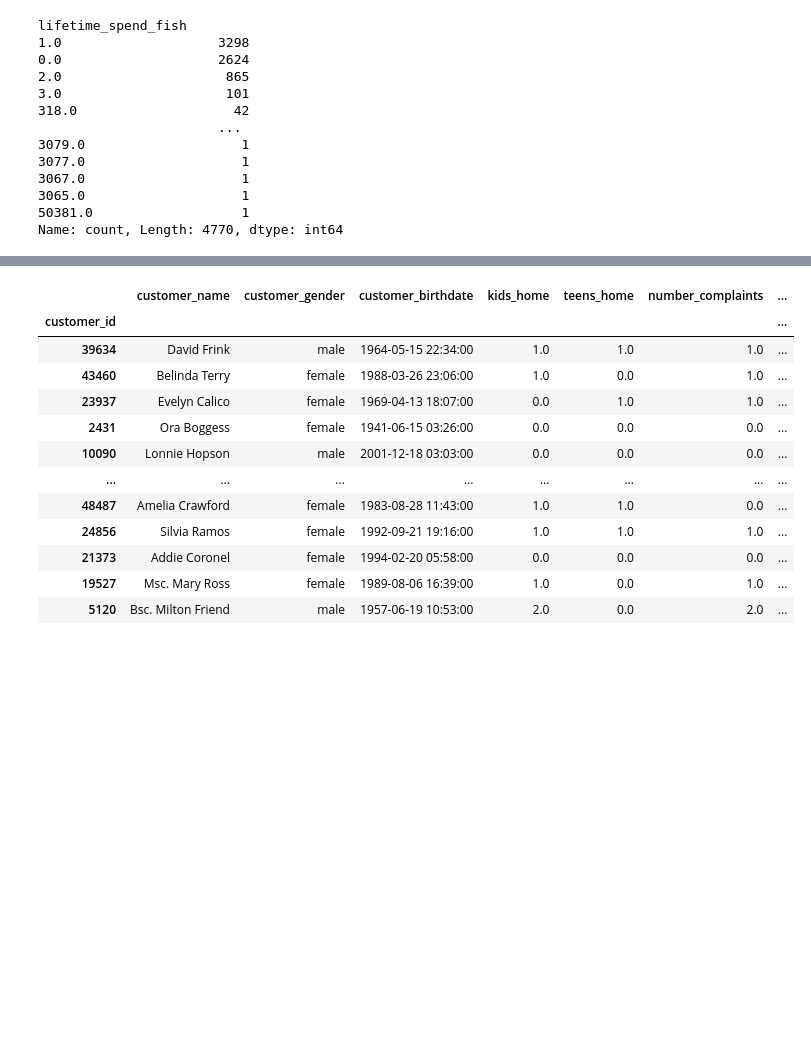
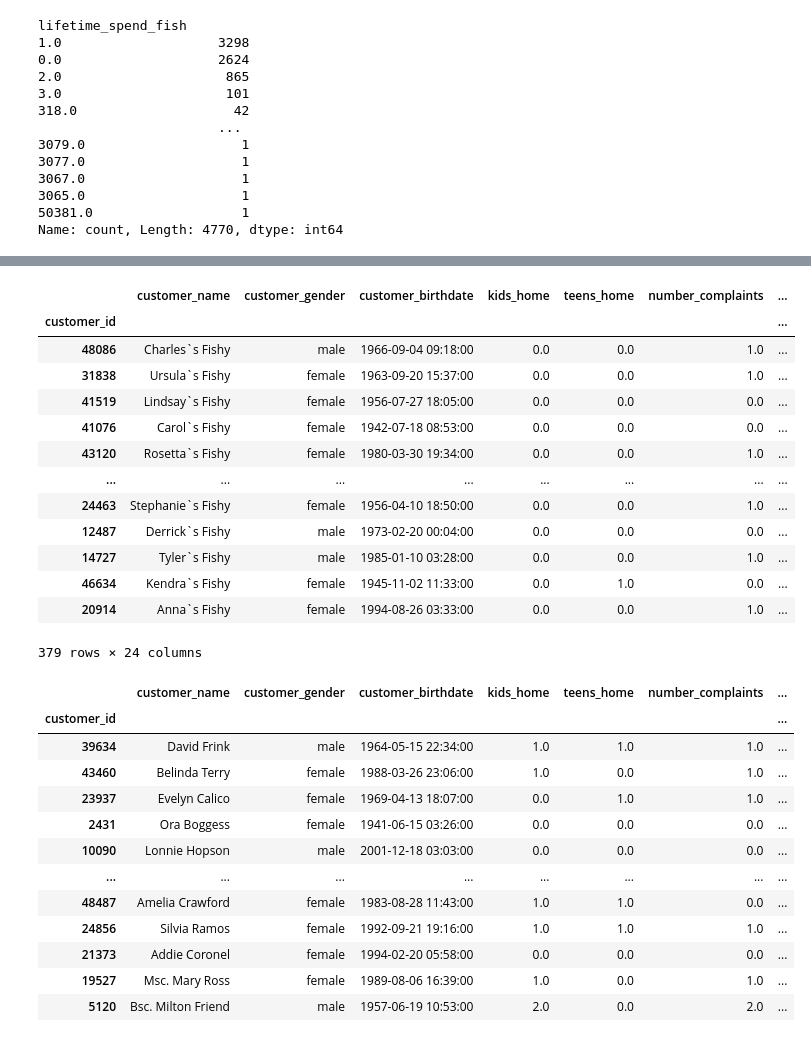
Before and after one commit to JoaoF7/Project-ML, a Jupyter notebook: Pre-processing.ipynb, the cells around one changed output, grey strips where cells are left out. Drawn from its saved outputs; the diff is of its cells as text; code cells hidden in the pictures; blank space fills up the shorter version.

```diff
--- a/Pre-processing.ipynb
+++ b/Pre-processing.ipynb
@@ -109,0 +112,17 @@ plt.show()
+# %%
+customer_info[customer_info["lifetime_spend_fish"] > 15000]
+# %% [output]
+|  | customer_name | customer_gender | customer_birthdate | kids_home | teens_home | number_complaints | ... |
+| customer_id |  |  |  |  |  |  | ... |
+| 48086 | Charles`s Fishy | male | 1966-09-04 09:18:00 | 0.0 | 0.0 | 1.0 | ... |
+| 31838 | Ursula`s Fishy | female | 1963-09-20 15:37:00 | 0.0 | 0.0 | 1.0 | ... |
+| 41519 | Lindsay`s Fishy | female | 1956-07-27 18:05:00 | 0.0 | 0.0 | 0.0 | ... |
+| 41076 | Carol`s Fishy | female | 1942-07-18 08:53:00 | 0.0 | 0.0 | 0.0 | ... |
+| 43120 | Rosetta`s Fishy | female | 1980-03-30 19:34:00 | 0.0 | 0.0 | 1.0 | ... |
+| ... | ... | ... | ... | ... | ... | ... | ... |
+| 24463 | Stephanie`s Fishy | female | 1956-04-10 18:50:00 | 0.0 | 0.0 | 1.0 | ... |
+| 12487 | Derrick`s Fishy | male | 1973-02-20 00:04:00 | 0.0 | 0.0 | 0.0 | ... |
+| 14727 | Tyler`s Fishy | male | 1985-01-10 03:28:00 | 0.0 | 0.0 | 1.0 | ... |
+| 46634 | Kendra`s Fishy | female | 1945-11-02 11:33:00 | 0.0 | 1.0 | 0.0 | ... |
+| 20914 | Anna`s Fishy | female | 1994-08-26 03:33:00 | 0.0 | 0.0 | 1.0 | ... |
+379 rows × 24 columns
```
Also changed, not shown: parts of 23 cells of this notebook.
